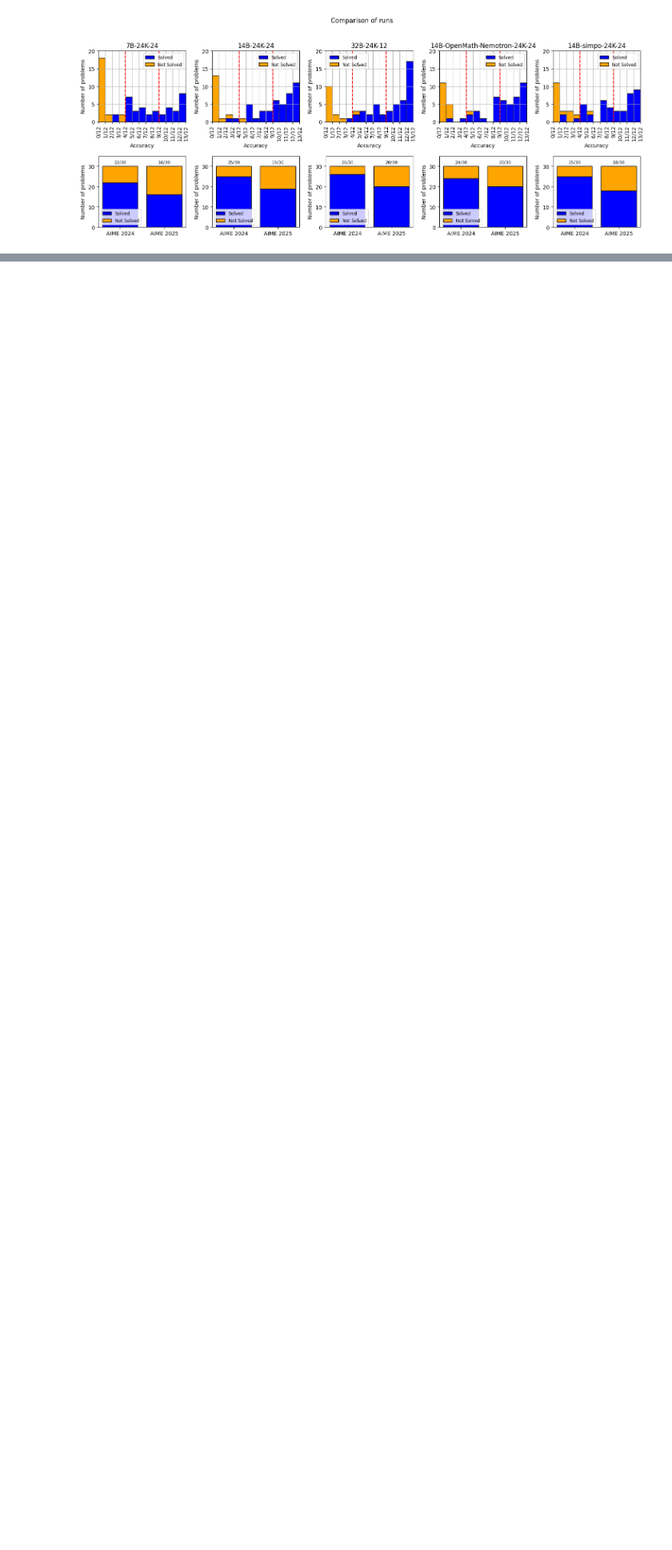
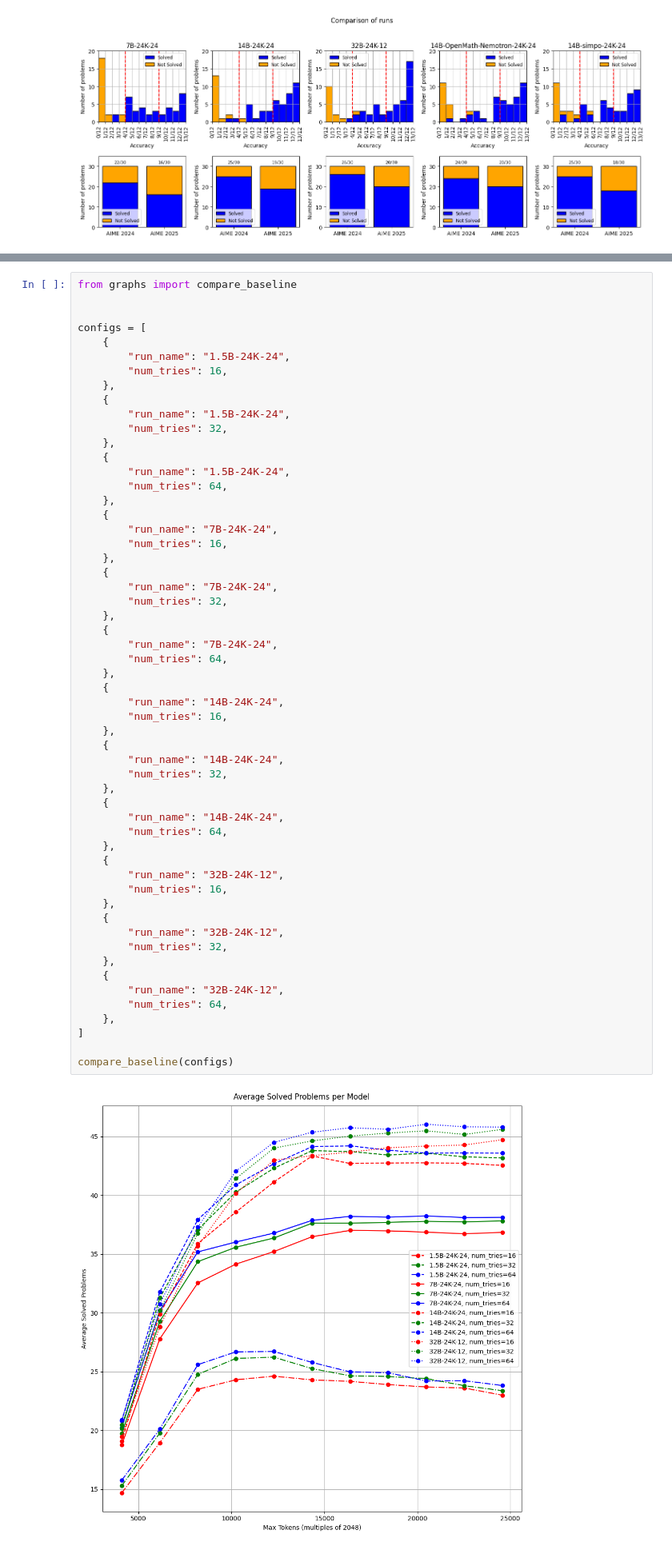
Before and after one commit to HCPS42/thesis, a Jupyter notebook: inference/compare_configs.ipynb, the cells around one changed output, grey strips where cells are left out. Shown at 80% size. Cells and saved outputs as stored; diff of their text form; blank space fills up the shorter version.

```diff
--- a/inference/compare_configs.ipynb
+++ b/inference/compare_configs.ipynb
@@ -379,0 +418,58 @@ compare_runs([
+# %%
+from graphs import compare_baseline
+
+
+configs = [
+    {
+        "run_name": "1.5B-24K-24",
+        "num_tries": 16,
+    },
+    {
+        "run_name": "1.5B-24K-24",
+        "num_tries": 32,
+    },
+    {
+        "run_name": "1.5B-24K-24",
+        "num_tries": 64,
+    },
+    {
+        "run_name": "7B-24K-24",
+        "num_tries": 16,
+    },
+    {
+        "run_name": "7B-24K-24",
+        "num_tries": 32,
+    },
+    {
+        "run_name": "7B-24K-24",
+        "num_tries": 64,
+    },
+    {
+        "run_name": "14B-24K-24",
+        "num_tries": 16,
+    },
+    {
+        "run_name": "14B-24K-24",
+        "num_tries": 32,
+    },
+    {
+        "run_name": "14B-24K-24",
+        "num_tries": 64,
+    },
+    {
+        "run_name": "32B-24K-12",
+        "num_tries": 16,
+    },
+    {
+        "run_name": "32B-24K-12",
+        "num_tries": 32,
+    },
+    {
+        "run_name": "32B-24K-12",
+        "num_tries": 64,
+    },
+]
+
+compare_baseline(configs)
+# %% [output]
+[figure, added]
```
Also changed, not shown: parts of 4 cells of this notebook, 4 other files.
